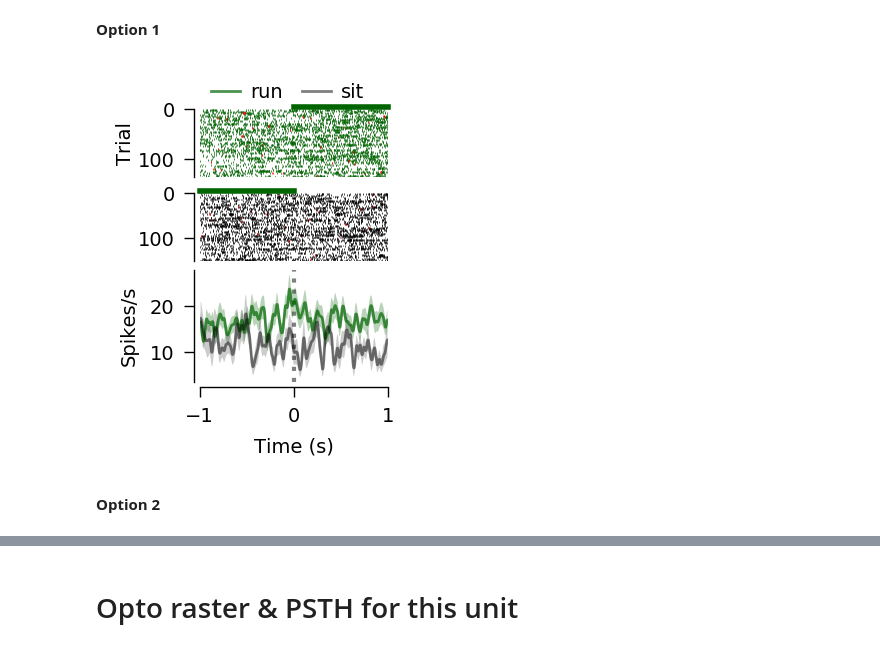
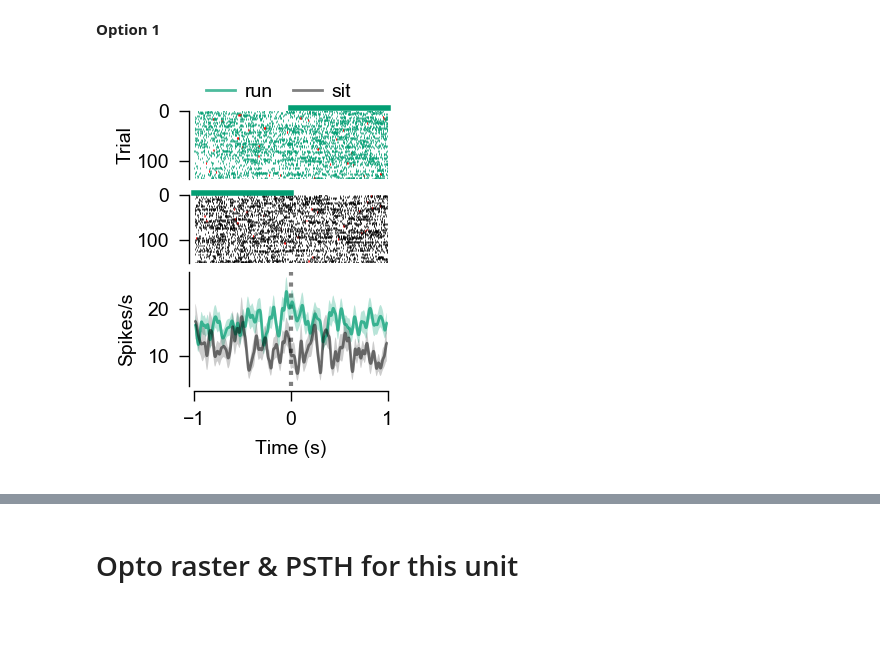
Before and after one commit to yannikbauer/hollymov_code, a Jupyter notebook: hmov_code/fig_01/plot_locomotion_raster_psth.ipynb, the cells around one changed output, grey strips where cells are left out. Saved outputs shown, nothing was run; the diff lists cells and outputs as text; code cells hidden in the pictures; blank space fills up the shorter version.

Commit message:
update Fig1 panel color management for opto_raster_psth, locomotion_raster_psth & multitraces

```diff
--- a/hmov_code/fig_01/plot_locomotion_raster_psth.ipynb
+++ b/hmov_code/fig_01/plot_locomotion_raster_psth.ipynb
@@ -64,22 +63,15 @@ plt.rcParams.update({
 # %% [markdown]
 **Option 1**
 # %%
-fig, axs = (HmovUnit()&key).plot_locomotion_raster_psth(figsize=[3.7, 4.5], dpi=200, stimcond='stim',
-                                    offsets=[-1.0, 0.0], linewidth=1,
-                                    linecolors=['darkgreen', 'k'], s=0.25, l=4, hspace=0.05,
-                                    hpad=0., hratios=[0.45, 0.55], move_spines=2,
-                                    rastercolors=['darkgreen', 'k'], alpha=[0.7, 0.5],
-                                    eventfill=False, eventcolor='darkgreen', eventalpha=0.2,
-                                    plot_err='sem', eventbar=True, evbarpos=5);
+fig, axs = (HmovUnit() & key).plot_locomotion_raster_psth()
 
 # Manual plot edits
 axs[0][1].set_ylabel('')
 axs[1].legend(['run', 'sit'], ncol=2, frameon=False, loc='lower left',
               bbox_to_anchor=(0, 2.4),
               columnspacing=1, handlelength=1.5, handletextpad=0.5,
               borderpad=0.1)
-plt.savefig('raster_psth_locomotion.pdf')
+
+plt.savefig('locomotion_raster_psth.pdf')
 # %% [output]
-[figure, old version]
+[figure, new version]
-# %% [markdown]
-**Option 2**
```
Also changed, not shown: parts of 3 cells of this notebook, 5 other files.
